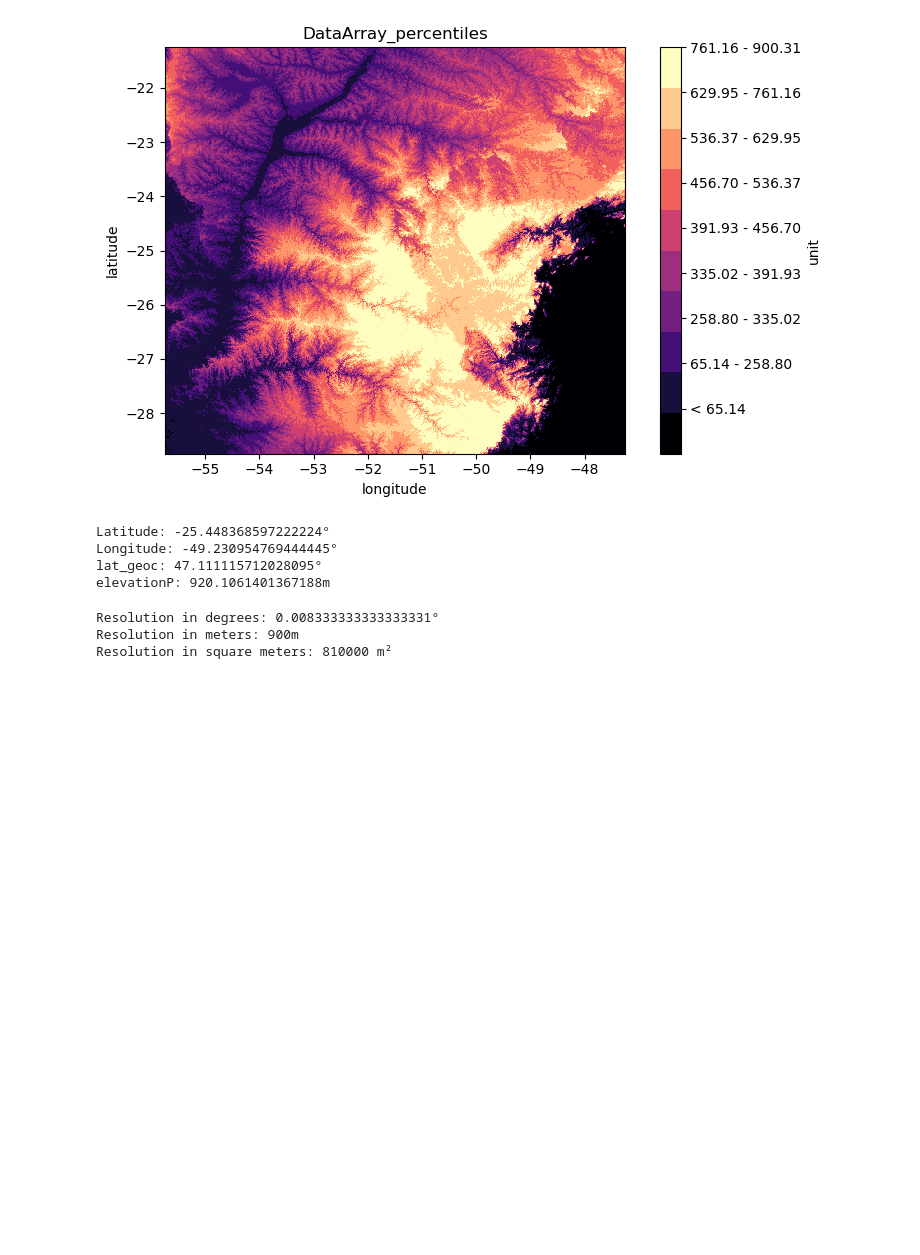
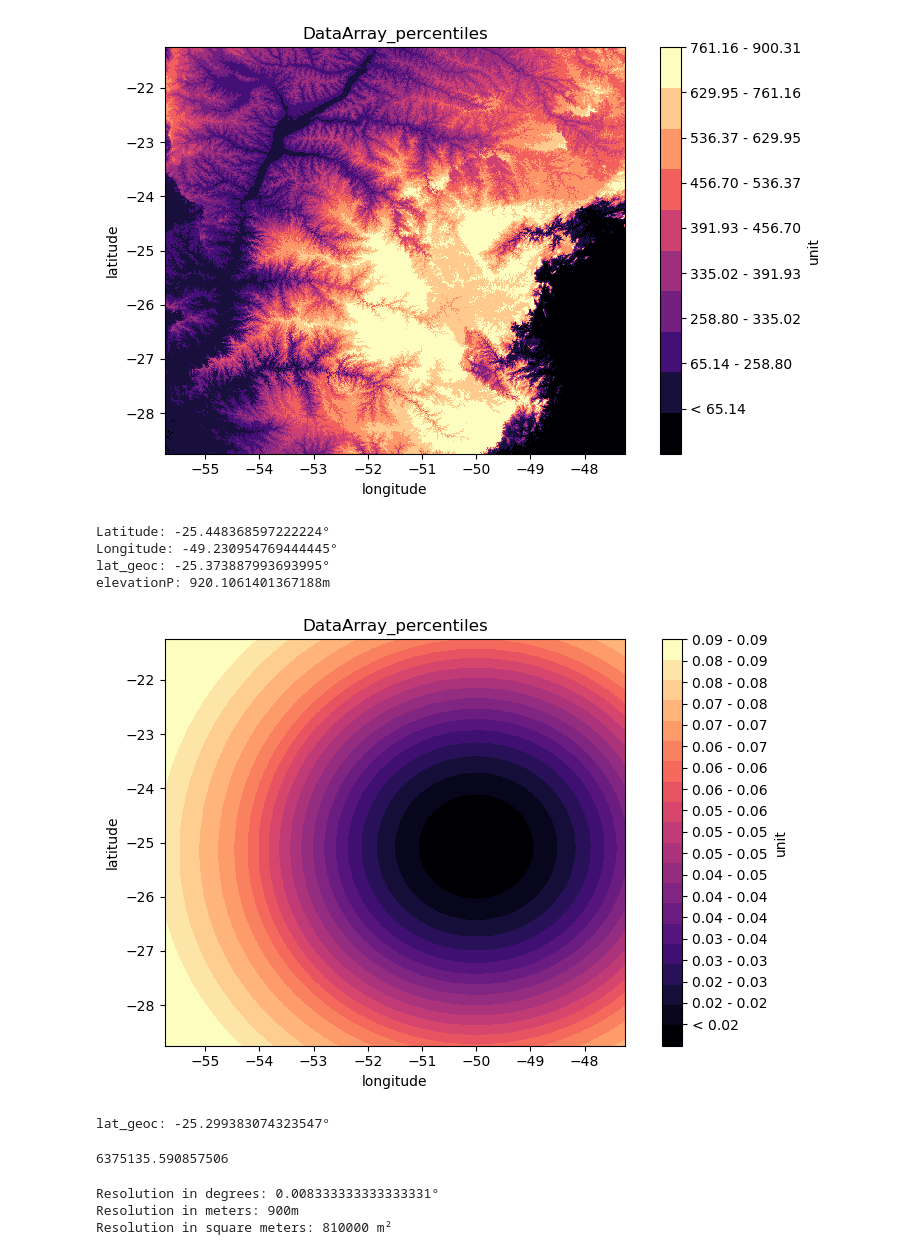
Before and after one commit to ErosKerouak/physical-geodesy, a Jupyter notebook: code/5-stokes_function.ipynb, the cells around one changed output. Saved outputs shown, nothing was run; the diff lists cells and outputs as text; code cells hidden in the pictures; blank space fills up the shorter version.

```diff
--- a/code/5-stokes_function.ipynb
+++ b/code/5-stokes_function.ipynb
@@ -40,7 +53,7 @@ S_psi = (1 / sin_half) - 6 * sin_half + 1 - 5 * cos_psi - 3 * cos_psi * np.log(s
 # %%
 latP = - (25 + 26/60 + 54.12695/3600) # em graus decimais
 longP = - (49 + 13/60 + 51.43717/3600) # m graus decimais
-lat_geoc = ((1-1e2)*np.tan(np.deg2rad(latP)))
+semimajor_axis = ellipsoid.semimajor_axis
 
 elevationP = elevation.sel(
     latitude=latP,
@@ -48,6 +61,9 @@ elevationP = elevation.sel(
     method="nearest"
     ).values # HP extraído do MDS
 
+_, lat_geoc, _ = ellipsoid.geodetic_to_spherical(
+        longP, latP, semimajor_axis
+    )
 
 print(f"Latitude: {latP}°")
 print(f"Longitude: {longP}°")
@@ -56,5 +72,5 @@ print(f"elevationP: {elevationP}m")
 # %% [output]
 Latitude: -25.448368597222224°
 Longitude: -49.230954769444445°
-lat_geoc: 47.111115712028095°
+lat_geoc: -25.373887993693995°
 elevationP: 920.1061401367188m
@@ -60,0 +104,41 @@ elevationP: 920.1061401367188m
+# %%
+# Supondo que 'elevation' já seja um DataArray com dims ('latitude', 'longitude')
+lat_grid, lon_grid = np.meshgrid(
+    elevation["latitude"].values,
+    elevation["longitude"].values,
+    indexing="ij"
+)
+
+# Converte coordenadas geodésicas para esféricas
+lon_sph, lat_sph, r_sph = ellipsoid.geodetic_to_spherical(
+    lon_grid, lat_grid, semimajor_axis
+)
+
+# Ponto fixo de referência (em graus)
+latP = -25.0
+longP = -50.0
+
+# Calcula a distância angular (em radianos)
+angular_distance = angular_distance_grid(latP, longP, lat_sph, lon_sph)
+
+unique_x = np.unique(lon_sph[0, :])
+unique_y = np.unique(lat_sph[:, 0])
+
+angular_distance_da = xr.DataArray(
+    angular_distance,
+    coords={"latitude": elevation.latitude, "longitude": elevation.longitude},
+    dims=("latitude", "longitude")
+)
+angular_distance_da.name = "angular_distance"
+# %%
+md.plot_DataArray_percentiles(
+    angular_distance_da,
+    x='longitude',
+    y='latitude',
+    label='unit',
+    title='DataArray_percentiles',
+    cmap='magma',
+    num_classes=20
+    )
+# %% [output]
+[figure, added]
@@ -61,3 +189,13 @@ elevationP: 920.1061401367188m
+# %%
+
+
+print(f"lat_geoc: {lat_geoc}°")
+# %% [output]
+lat_geoc: -25.299383074323547°
+# %%
+print(radius)
+# %% [output]
+6375135.590857506
 # %%
 # Calculate resolution in degrees along the longitude and latitude directions
 res_longitude = np.mean(np.abs(np.diff(elevation.coords['longitude'].values)))
```
Also changed, not shown: parts of 9 cells of this notebook.
